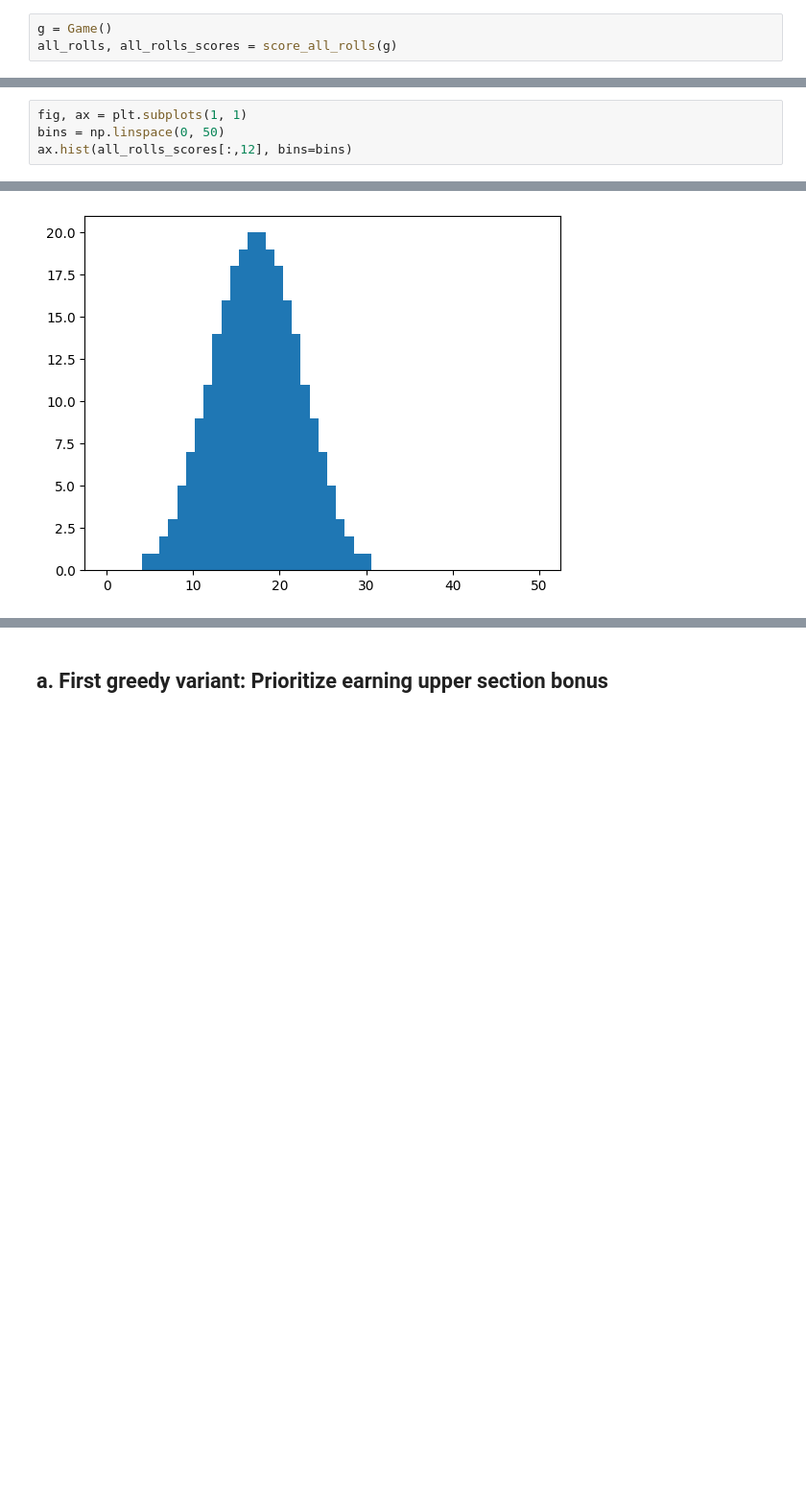
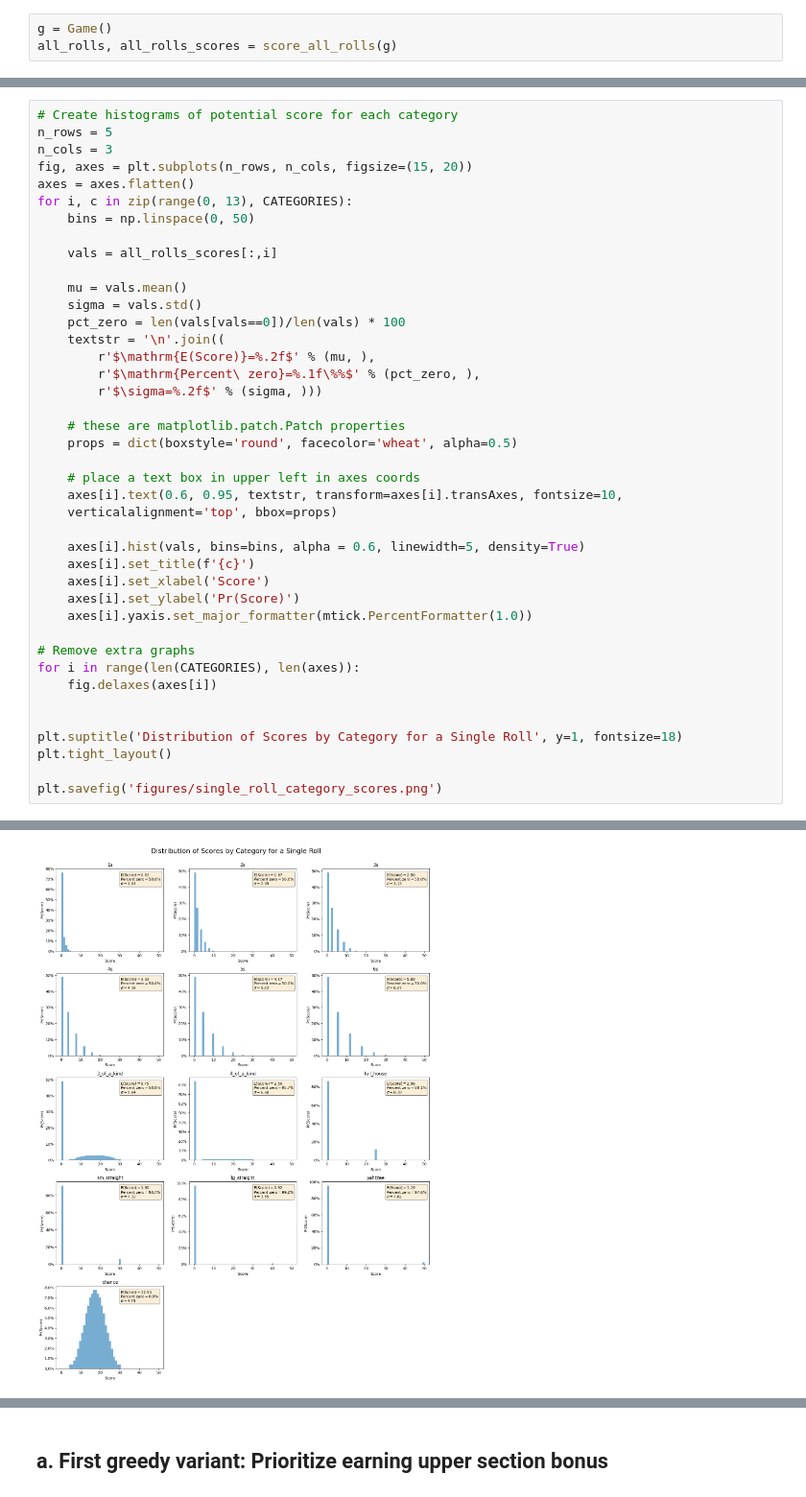
Before and after one commit to pruittkn98/yahtzee-simulator, a Jupyter notebook: analysis.ipynb, the cells around one changed output, grey strips where cells are left out. Shown at 96% size. Drawn from its saved outputs; the diff is of its cells as text; blank space fills up the shorter version.

```diff
--- a/analysis.ipynb
+++ b/analysis.ipynb
@@ -39,5 +21,42 @@ array([5, 4, 4, 4, 4, 4, 3, 3, 3, 3, 3, 3, 3, 3, 3, 3, 3, 3, 3, 3, 3, 2,
 # %%
-fig, ax = plt.subplots(1, 1)
-bins = np.linspace(0, 50)
-ax.hist(all_rolls_scores[:,12], bins=bins)
+# Create histograms of potential score for each category
+n_rows = 5
+n_cols = 3
+fig, axes = plt.subplots(n_rows, n_cols, figsize=(15, 20))
+axes = axes.flatten()
+for i, c in zip(range(0, 13), CATEGORIES):
+    bins = np.linspace(0, 50)
+
+    vals = all_rolls_scores[:,i]
+
+    mu = vals.mean()
+    sigma = vals.std()
+    pct_zero = len(vals[vals==0])/len(vals) * 100
+    textstr = '\n'.join((
+        r'$\mathrm{E(Score)}=%.2f$' % (mu, ),
+        r'$\mathrm{Percent\ zero}=%.1f\%%$' % (pct_zero, ),
+        r'$\sigma=%.2f$' % (sigma, )))
+
+    # these are matplotlib.patch.Patch properties
+    props = dict(boxstyle='round', facecolor='wheat', alpha=0.5)
+
+    # place a text box in upper left in axes coords
+    axes[i].text(0.6, 0.95, textstr, transform=axes[i].transAxes, fontsize=10,
+    verticalalignment='top', bbox=props)
+
+    axes[i].hist(vals, bins=bins, alpha = 0.6, linewidth=5, density=True)
+    axes[i].set_title(f'{c}')
+    axes[i].set_xlabel('Score')
+    axes[i].set_ylabel('Pr(Score)')
+    axes[i].yaxis.set_major_formatter(mtick.PercentFormatter(1.0))
+
+# Remove extra graphs
+for i in range(len(CATEGORIES), len(axes)):
+    fig.delaxes(axes[i])
+
+
+plt.suptitle('Distribution of Scores by Category for a Single Roll', y=1, fontsize=18)
+plt.tight_layout()
+
+plt.savefig('figures/single_roll_category_scores.png')
 # %% [output]
@@ -59 +63 @@ ax.hist(all_rolls_scores[:,12], bins=bins)
-[figure, old version]
+[figure, new version]
```
Also changed, not shown: parts of 24 cells of this notebook, 3 other files.
